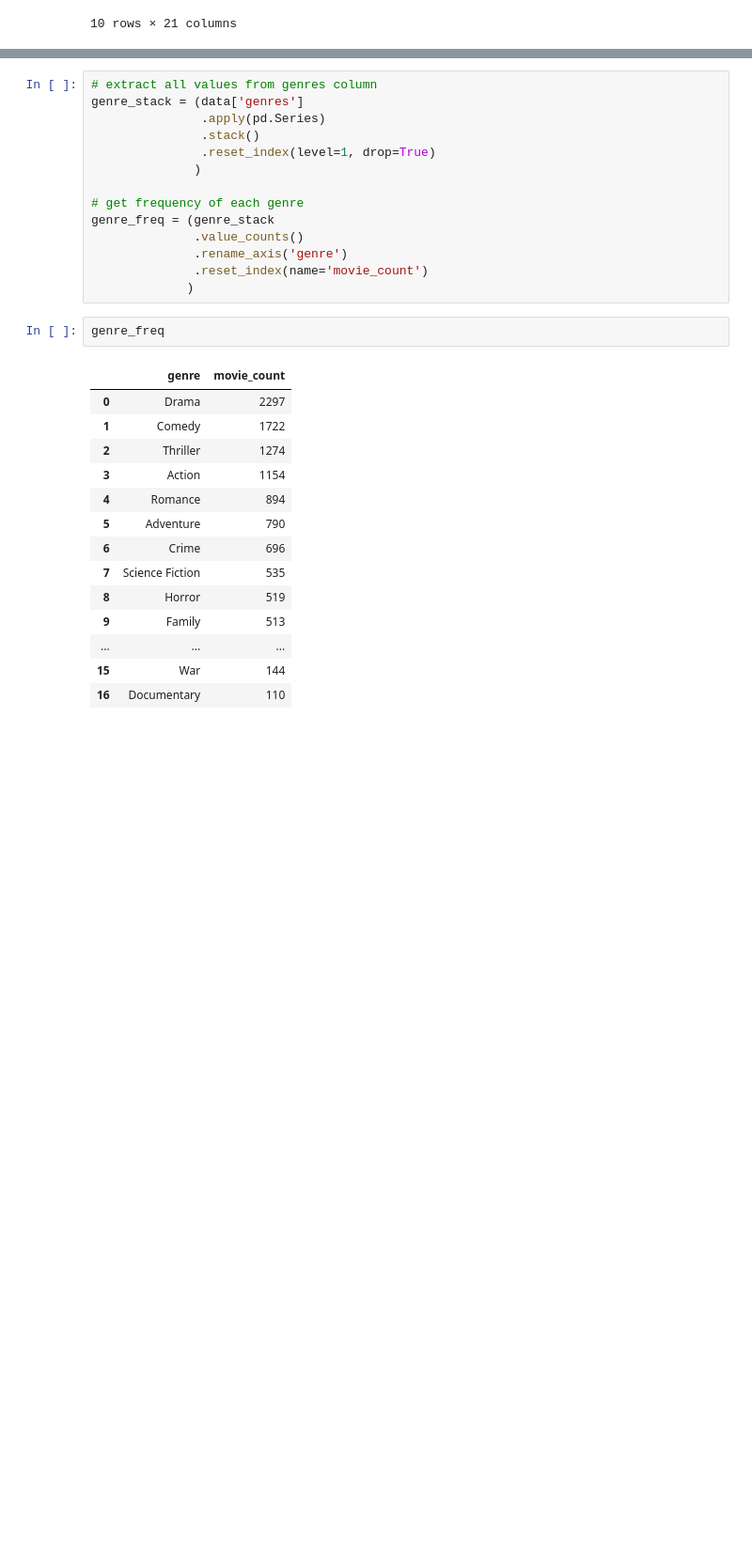
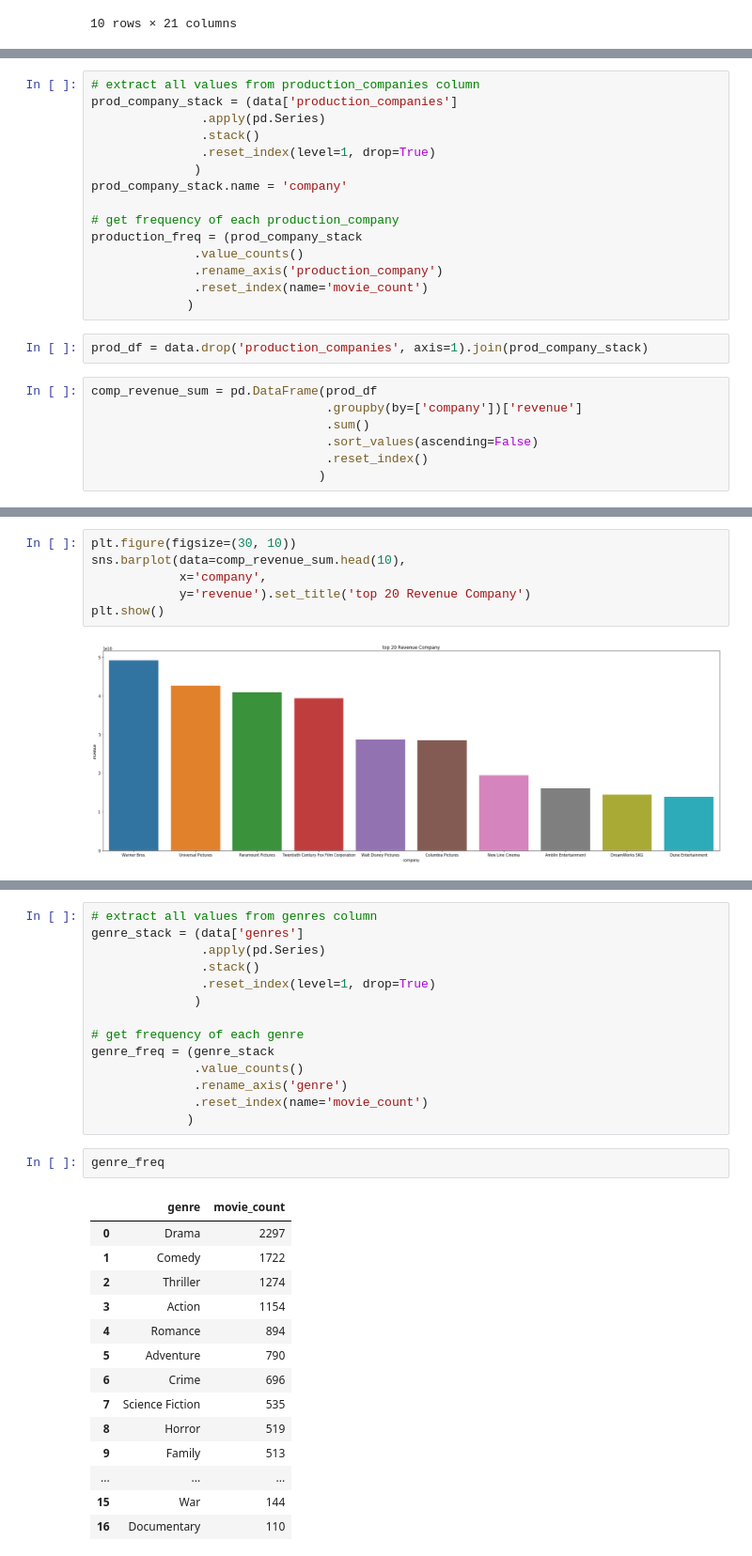
Before and after one commit to leyaof/movie-analysis, a Jupyter notebook: movie-analysis.ipynb, the cells around one changed output, grey strips where cells are left out. Shown: that part at 94% size. Saved outputs shown, nothing was run; the diff lists cells and outputs as text; blank space fills up the shorter version.

Commit message:
added dataframe for company total revenue

```diff
--- a/movie-analysis.ipynb
+++ b/movie-analysis.ipynb
@@ -238,0 +239,24 @@ top_revenue.head(10)
+# %%
+# extract all values from production_companies column
+prod_company_stack = (data['production_companies']
+               .apply(pd.Series)
+               .stack()
+               .reset_index(level=1, drop=True)
+              )
+prod_company_stack.name = 'company'
+
+# get frequency of each production_company
+production_freq = (prod_company_stack
+              .value_counts()
+              .rename_axis('production_company')
+              .reset_index(name='movie_count')
+             )
+# %%
+prod_df = data.drop('production_companies', axis=1).join(prod_company_stack)
+# %%
+comp_revenue_sum = pd.DataFrame(prod_df
+                                .groupby(by=['company'])['revenue']
+                                .sum()
+                                .sort_values(ascending=False)
+                                .reset_index()
+                               )
@@ -238,0 +272,8 @@ top_revenue.head(10)
+# %%
+plt.figure(figsize=(30, 10))
+sns.barplot(data=comp_revenue_sum.head(10),
+            x='company',
+            y='revenue').set_title('top 20 Revenue Company')
+plt.show()
+# %% [output]
+[figure, added]
```
Also changed, not shown: parts of 7 cells of this notebook.
